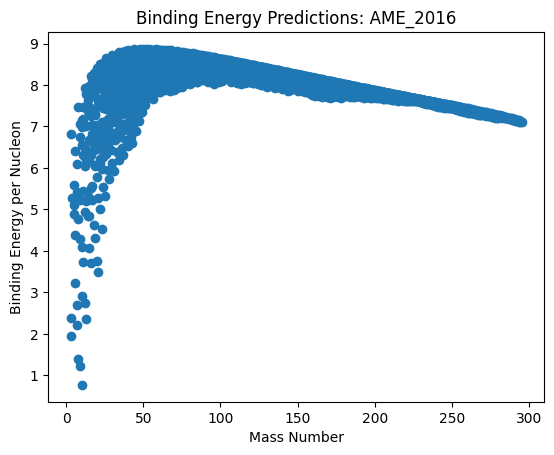
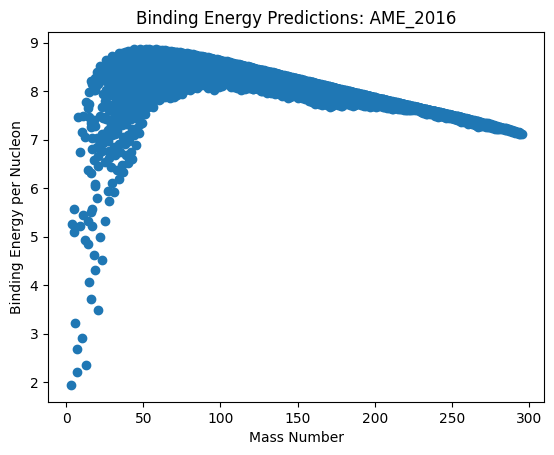
The notebook cell's code change between the first figure and the second:
--- before
+++ after
@@ -16,10 +16,10 @@
 
 x2 = Nucleons2016
-y2 = Prediction_Accuracy_2016
+y2 = Prediction_Error_2016
 
 plt.figure(2)
 plt.scatter(x2,y2)
 plt.xlabel('Mass Number')
-plt.ylabel('Prediction Accuracy')
+plt.ylabel('Percent Error')
 plt.title('Percent Error in Predictions: AME_2016')
 plt.show()
@@ -41,10 +41,10 @@
 
 x4 = Nucleons2020
-y4 = Prediction_Accuracy_2020
+y4 = Prediction_Error_2020
 
 plt.figure(4)
 plt.scatter(x4,y4)
 plt.xlabel('Mass Number')
-plt.ylabel('Prediction Accuracy')
+plt.ylabel('Percent Error')
 plt.title('Percent Error in Predictions: AME_2020')
 plt.show()

Commit: Clarify error is percent error, rename graphs for clarity, and remove extremely large errors in prediction